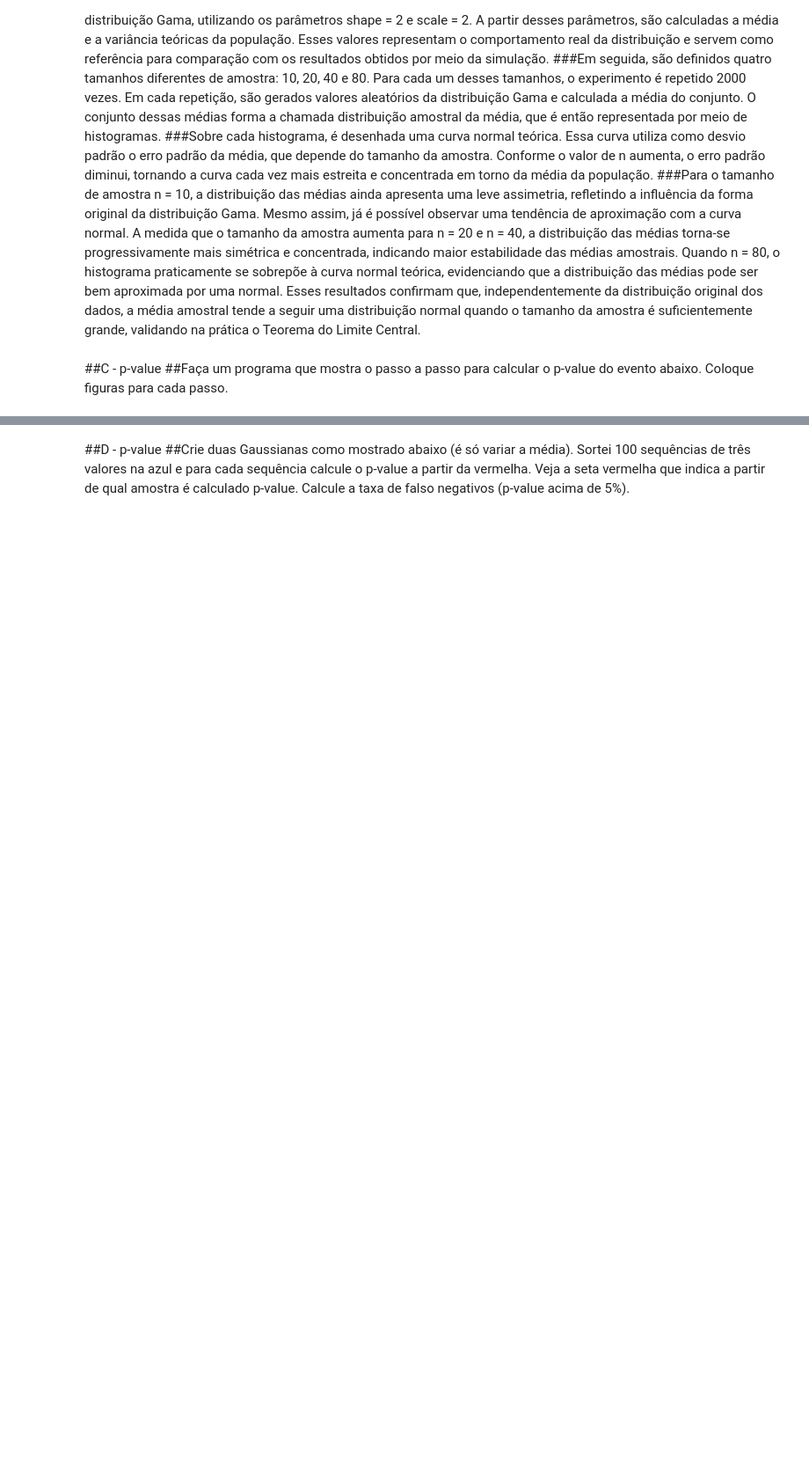
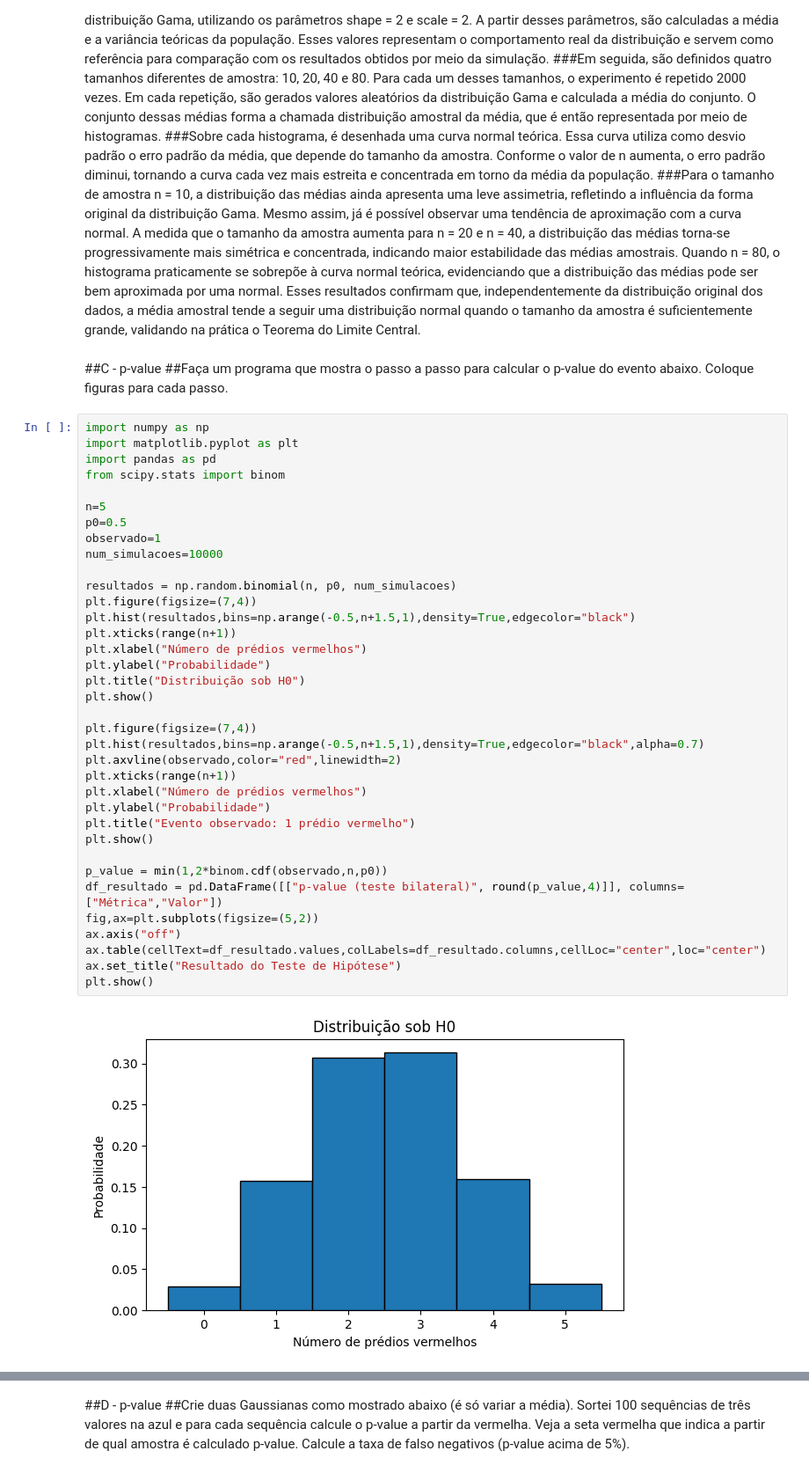
Before and after one commit to diofares/LLM-Estatistica-Atividade1, a Jupyter notebook: LLM_Estatistica_Atividade1.ipynb, the cells around one changed output, grey strips where cells are left out. Shown at 88% size. Saved outputs shown, nothing was run; the diff lists cells and outputs as text; blank space fills up the shorter version.

```diff
--- a/LLM_Estatistica_Atividade1.ipynb
+++ b/LLM_Estatistica_Atividade1.ipynb
@@ -317,3 +317,41 @@ plt.show()
 # %% [markdown]
 ##C - p-value
 ##Faça um programa que mostra o passo a passo para calcular o p-value do evento abaixo. Coloque figuras para cada passo.
+# %%
+import numpy as np
+import matplotlib.pyplot as plt
+import pandas as pd
+from scipy.stats import binom
+
+n=5
+p0=0.5
+observado=1
+num_simulacoes=10000
+
+resultados = np.random.binomial(n, p0, num_simulacoes)
+plt.figure(figsize=(7,4))
+plt.hist(resultados,bins=np.arange(-0.5,n+1.5,1),density=True,edgecolor="black")
+plt.xticks(range(n+1))
+plt.xlabel("Número de prédios vermelhos")
+plt.ylabel("Probabilidade")
+plt.title("Distribuição sob H0")
+plt.show()
+
+plt.figure(figsize=(7,4))
+plt.hist(resultados,bins=np.arange(-0.5,n+1.5,1),density=True,edgecolor="black",alpha=0.7)
+plt.axvline(observado,color="red",linewidth=2)
+plt.xticks(range(n+1))
+plt.xlabel("Número de prédios vermelhos")
+plt.ylabel("Probabilidade")
+plt.title("Evento observado: 1 prédio vermelho")
+plt.show()
+
+p_value = min(1,2*binom.cdf(observado,n,p0))
+df_resultado = pd.DataFrame([["p-value (teste bilateral)", round(p_value,4)]], columns=["Métrica","Valor"])
+fig,ax=plt.subplots(figsize=(5,2))
+ax.axis("off")
+ax.table(cellText=df_resultado.values,colLabels=df_resultado.columns,cellLoc="center",loc="center")
+ax.set_title("Resultado do Teste de Hipótese")
+plt.show()
+# %% [output]
+[figure, added]
```
Also changed, not shown: parts of 1 cell of this notebook.
